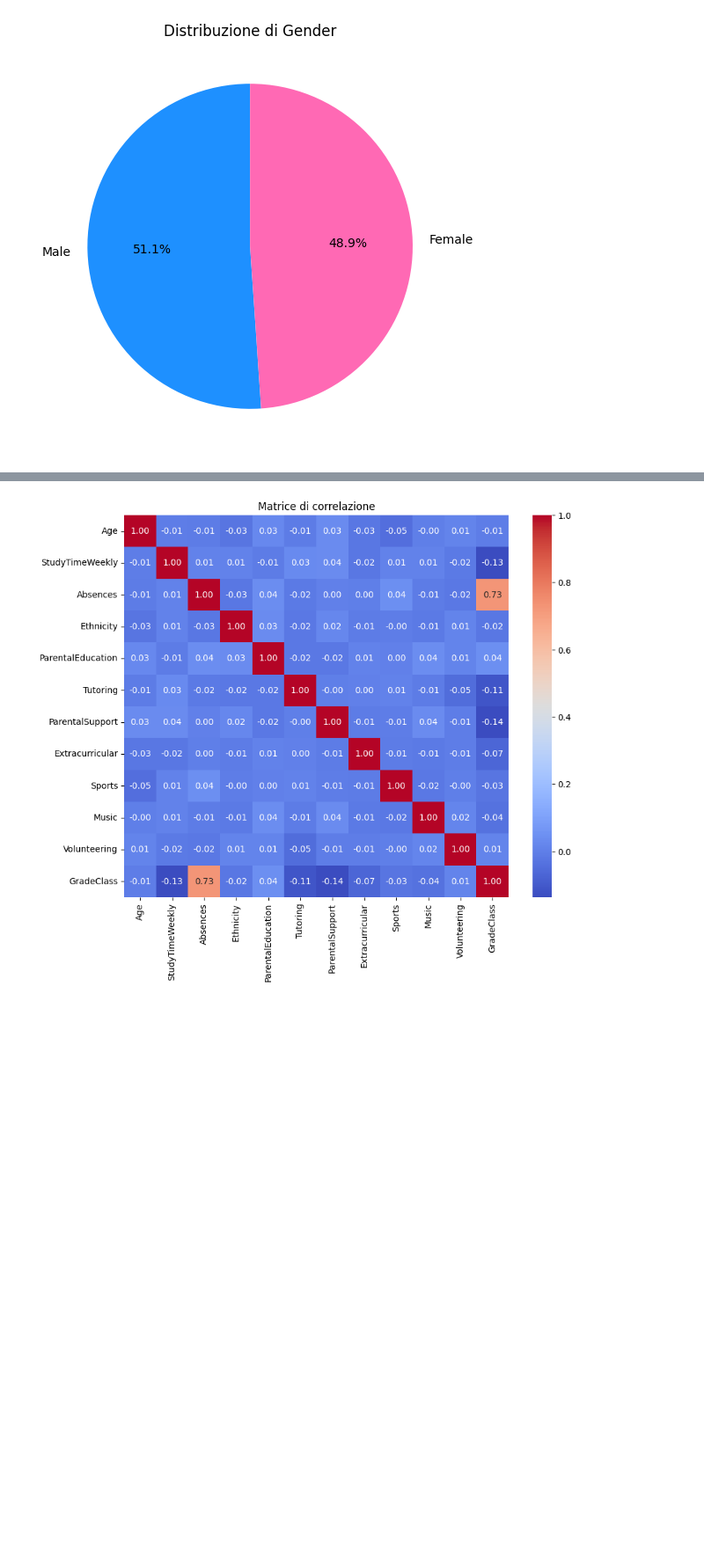
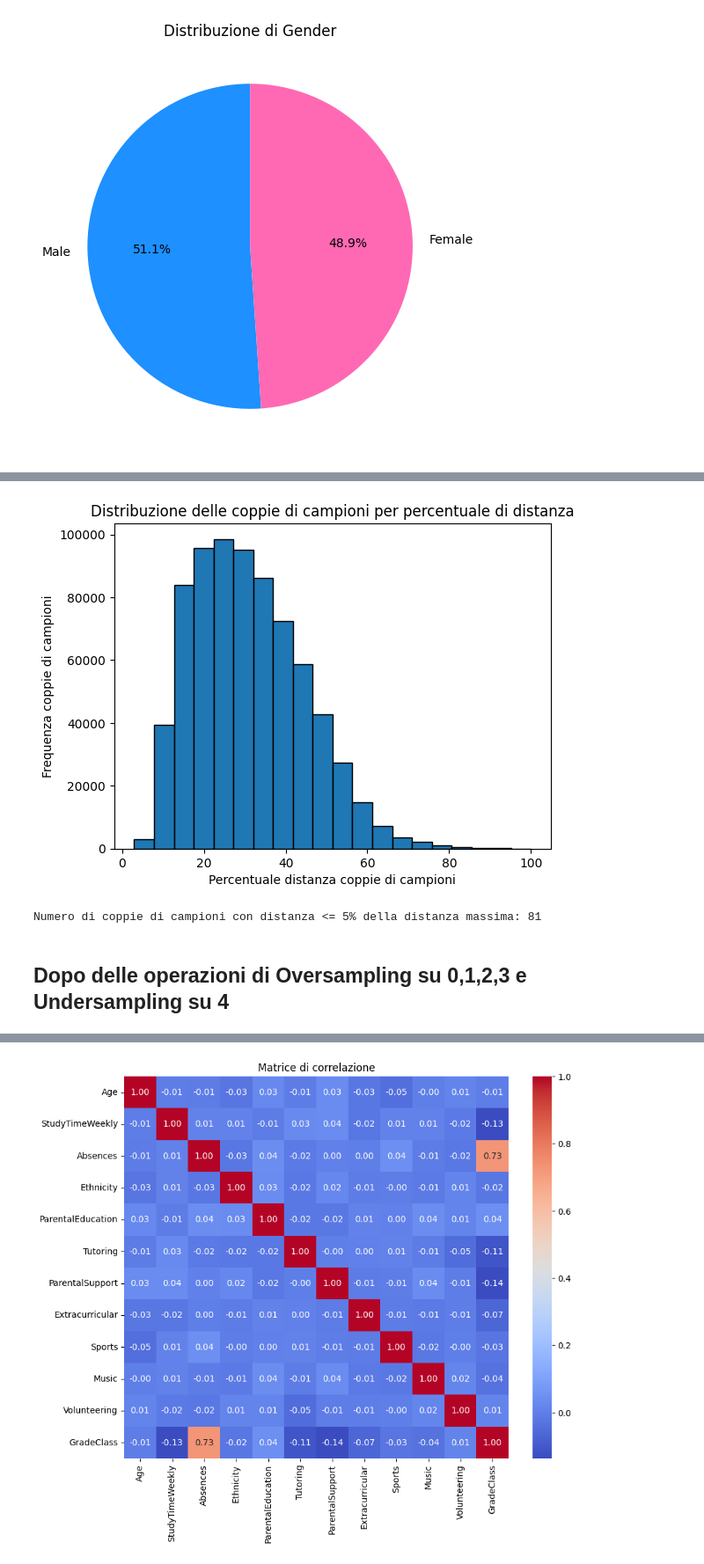
Before and after one commit to Giansimone-Coccia/Student_Performance_Analysis, a Jupyter notebook: dataset_ETL.ipynb, the cells around one changed output, grey strips where cells are left out. Shown at 88% size. Cells and saved outputs as stored; diff of their text form; code cells hidden in the pictures; blank space fills up the shorter version.

```diff
--- a/dataset_ETL.ipynb
+++ b/dataset_ETL.ipynb
@@ -146,0 +211,73 @@ Passing `palette` without assigning `hue` is deprecated and will be removed in v
+# %%
+import numpy as np
+import matplotlib.pyplot as plt
+from sklearn.metrics import pairwise_distances
+
+# Supponiamo che la colonna 'GradeClass' sia la variabile target
+y = df['GradeClass']
+df1 = df.copy()
+X = df1.drop('GradeClass', axis=1)
+
+# Funzione per calcolare e visualizzare la distribuzione delle somiglianze
+def plot_similarity_distribution(X, bins=20):
+    # Calcola la matrice delle distanze
+    distances = pairwise_distances(X)
+
+    # Estraggo solo la parte superiore triangolare della matrice (senza la diagonale)
+    upper_triangular_distances = distances[np.triu_indices(len(X), k=1)]
+
+    # Normalizza le distanze in percentuali rispetto alla massima distanza trovata
+    max_distance = np.max(upper_triangular_distances)
+    normalized_distances = (upper_triangular_distances / max_distance) * 100
+
+    # Crea un istogramma delle distanze
+    plt.hist(normalized_distances, bins=bins, edgecolor='black')
+    plt.title('Distribuzione delle coppie di campioni per percentuale di distanza')
+    plt.xlabel('Percentuale distanza coppie di campioni')
+    plt.ylabel('Frequenza coppie di campioni')
+    plt.show()
+
+# Applica la funzione al dataset della classe di interesse (ad esempio, GradeClass 4)
+X_class = X[y == 4]  # Sostituisci con la classe desiderata
+plot_similarity_distribution(X_class)
+
+# La percentuale rappresenta la "distanza euclidea L2" per ogni coppia di campione
+# %% [output]
+[figure, added]
+# %%
+import numpy as np
+from sklearn.metrics import pairwise_distances
+
+# Funzione per calcolare e stampare il numero di coppie di campioni con distanza <= 10% della distanza massima
+def count_similar_pairs(X, threshold_percentage=10):
+    # Calcola la matrice delle distanze tra i campioni
+    distances = pairwise_distances(X)
+
+    # Estraggo la parte superiore triangolare della matrice (senza la diagonale)
+    upper_triangular_distances = distances[np.triu_indices(len(X), k=1)]
+
+    # Trova la distanza massima
+    max_distance = np.max(upper_triangular_distances)
+
+    # Calcola la soglia del 10% della distanza massima
+    threshold = (threshold_percentage / 100) * max_distance
+
+    # Conta il numero di coppie con distanza <= alla soglia
+    similar_pairs_count = np.sum(upper_triangular_distances <= threshold)
+
+    # Stampa il risultato
+    print(f"Numero di coppie di campioni con distanza <= {threshold_percentage}% della distanza massima: {similar_pairs_count}")
+
+
+# Supponiamo che la colonna 'GradeClass' sia la variabile target
+y = df['GradeClass']
+df1 = df.copy()
+X = df1.drop('GradeClass', axis=1)
+
+# Esegui la funzione sulla classe di interesse (ad esempio, GradeClass 4)
+X_class = X[y == 4]  # Sostituisci con la classe desiderata
+count_similar_pairs(X_class, threshold_percentage=5)
+# %% [output]
+Numero di coppie di campioni con distanza <= 5% della distanza massima: 81
+# %% [markdown]
+## Dopo delle operazioni di Oversampling su 0,1,2,3 e Undersampling su 4
```
Also changed, not shown: parts of 10 cells of this notebook.
